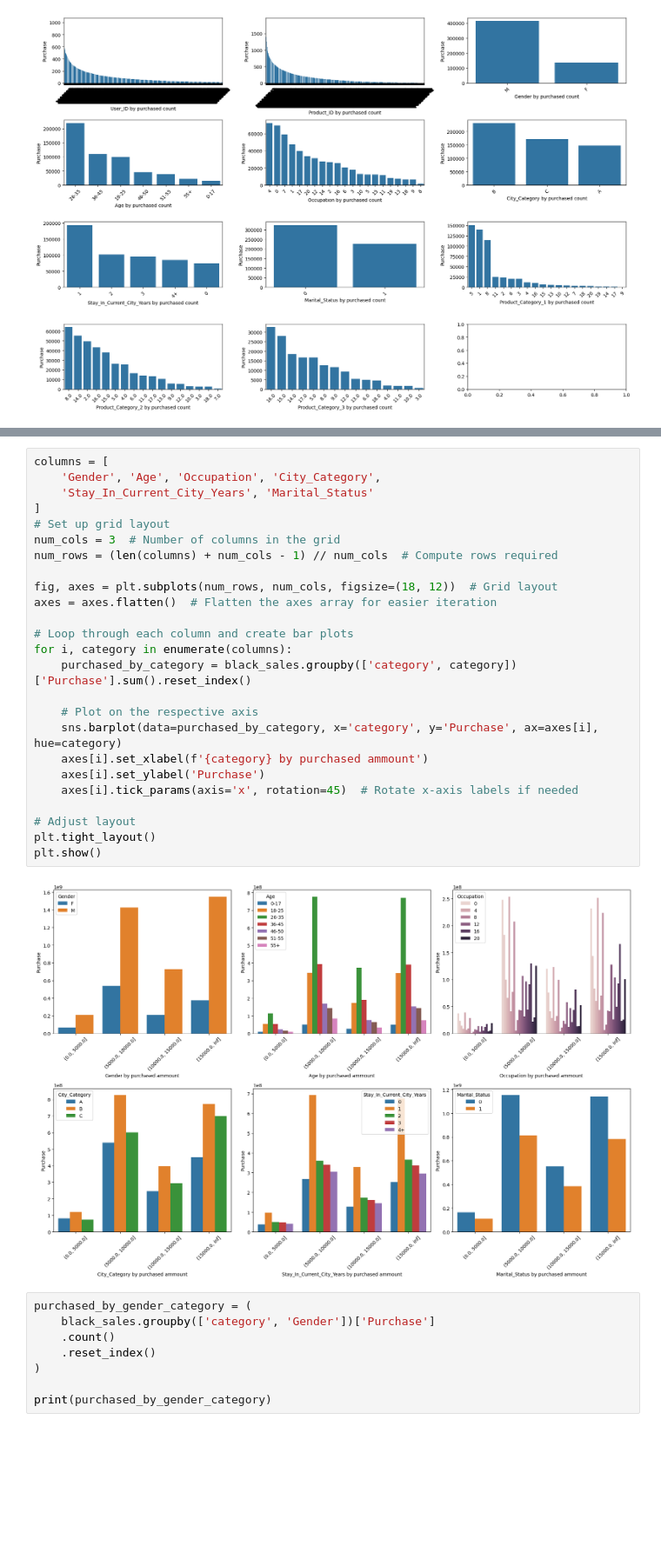
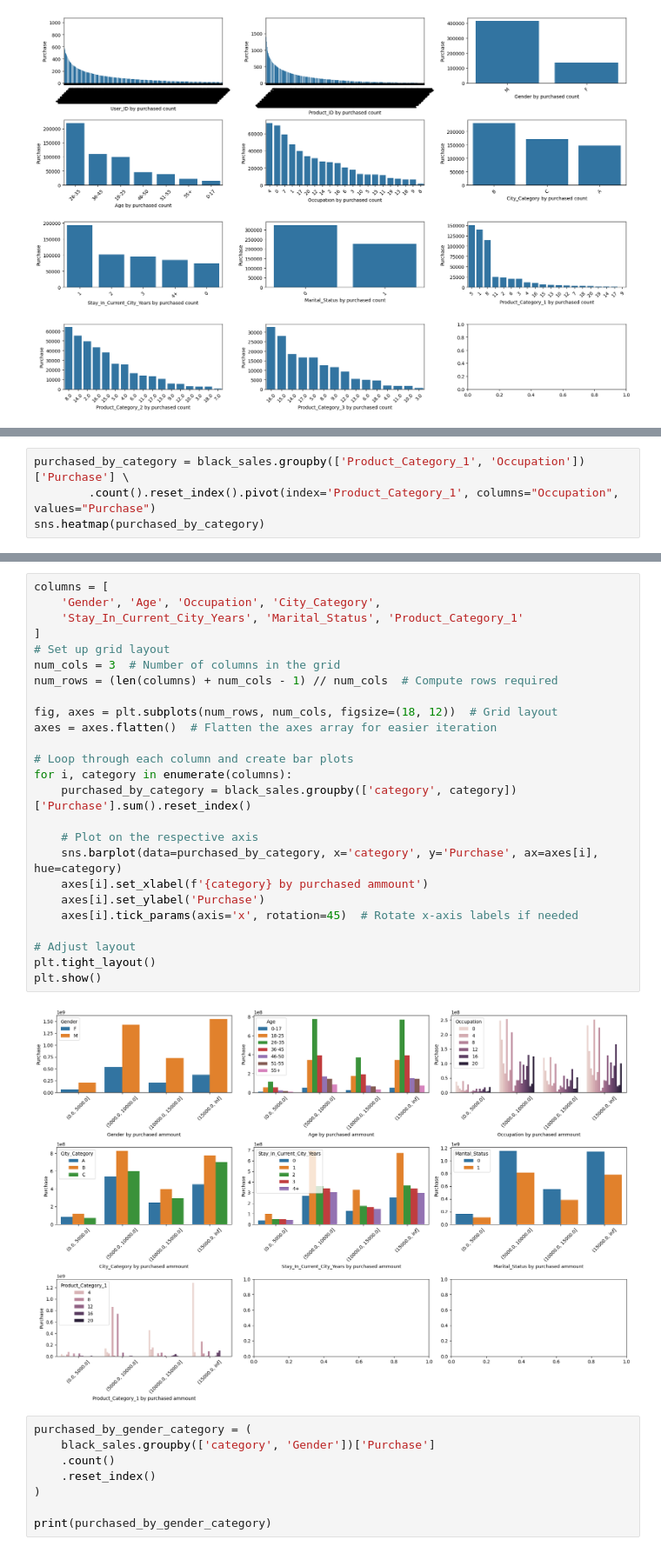
Before and after one commit to LeoCenturion/ceia-deep-learning, a Jupyter notebook: Untitled.ipynb, the cells around one changed output, grey strips where cells are left out. Shown at 87% size. Cells and saved outputs as stored; diff of their text form; blank space fills up the shorter version.

```diff
--- a/Untitled.ipynb
+++ b/Untitled.ipynb
@@ -180,0 +196,4 @@ plt.show()
+# %%
+purchased_by_category = black_sales.groupby(['Product_Category_1', 'Occupation'])['Purchase'] \
+        .count().reset_index().pivot(index='Product_Category_1', columns="Occupation", values="Purchase")
+sns.heatmap(purchased_by_category)
@@ -181,30 +203,30 @@ plt.show()
 # %%
 columns = [
     'Gender', 'Age', 'Occupation', 'City_Category',
-    'Stay_In_Current_City_Years', 'Marital_Status'
+    'Stay_In_Current_City_Years', 'Marital_Status', 'Product_Category_1'
 ]
 # Set up grid layout
 num_cols = 3  # Number of columns in the grid
 num_rows = (len(columns) + num_cols - 1) // num_cols  # Compute rows required
 
 fig, axes = plt.subplots(num_rows, num_cols, figsize=(18, 12))  # Grid layout
 axes = axes.flatten()  # Flatten the axes array for easier iteration
 
 # Loop through each column and create bar plots
 for i, category in enumerate(columns):
     purchased_by_category = black_sales.groupby(['category', category])['Purchase'].sum().reset_index()
 
     # Plot on the respective axis
     sns.barplot(data=purchased_by_category, x='category', y='Purchase', ax=axes[i], hue=category)
     axes[i].set_xlabel(f'{category} by purchased ammount')
     axes[i].set_ylabel('Purchase')
     axes[i].tick_params(axis='x', rotation=45)  # Rotate x-axis labels if needed
 
 # Adjust layout
 plt.tight_layout()
 plt.show()
 # %% [output]
-[figure, old version]
+[figure, new version]
 # %%
 purchased_by_gender_category = (
     black_sales.groupby(['category', 'Gender'])['Purchase']
```
Also changed, not shown: parts of 47 cells of this notebook, 13 other files.
